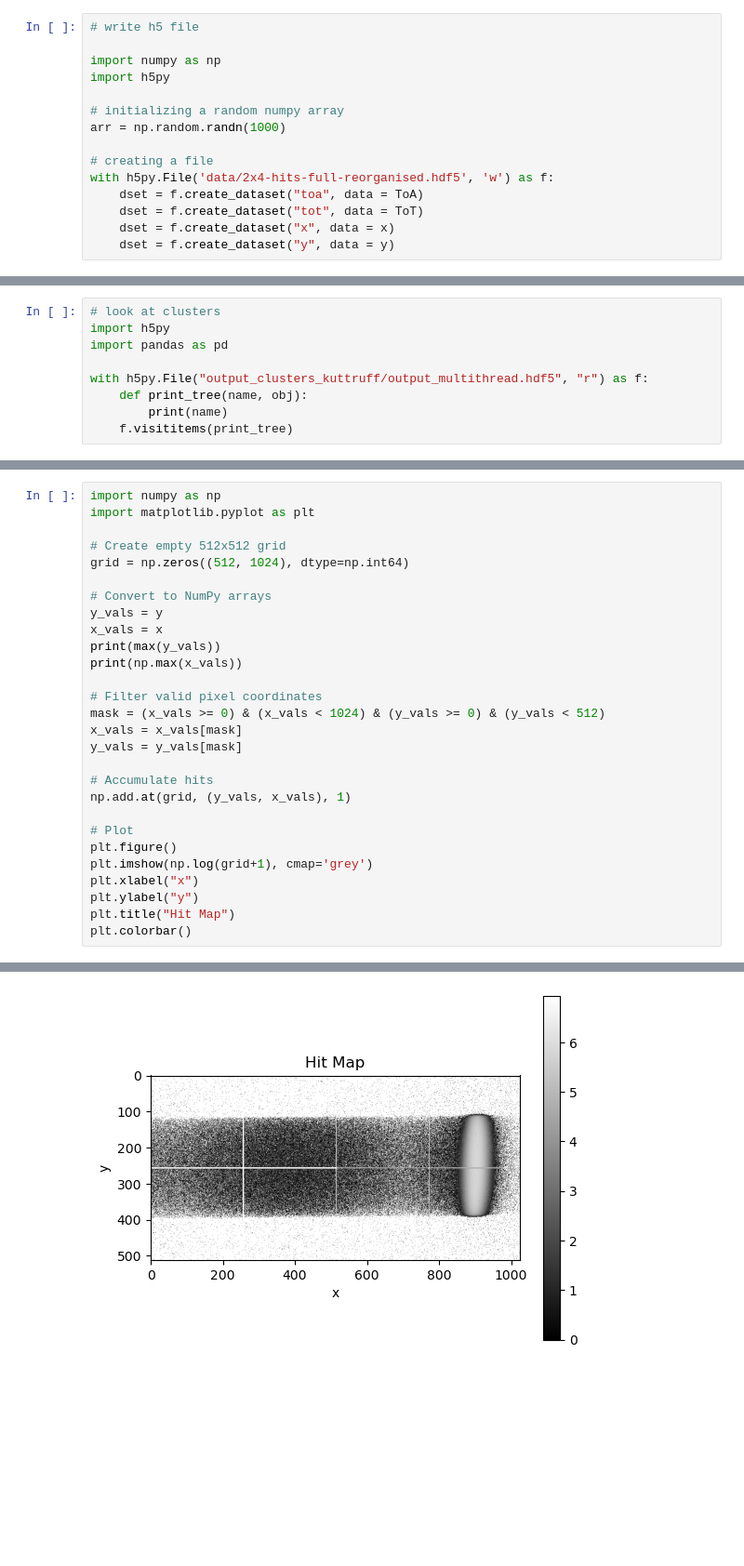
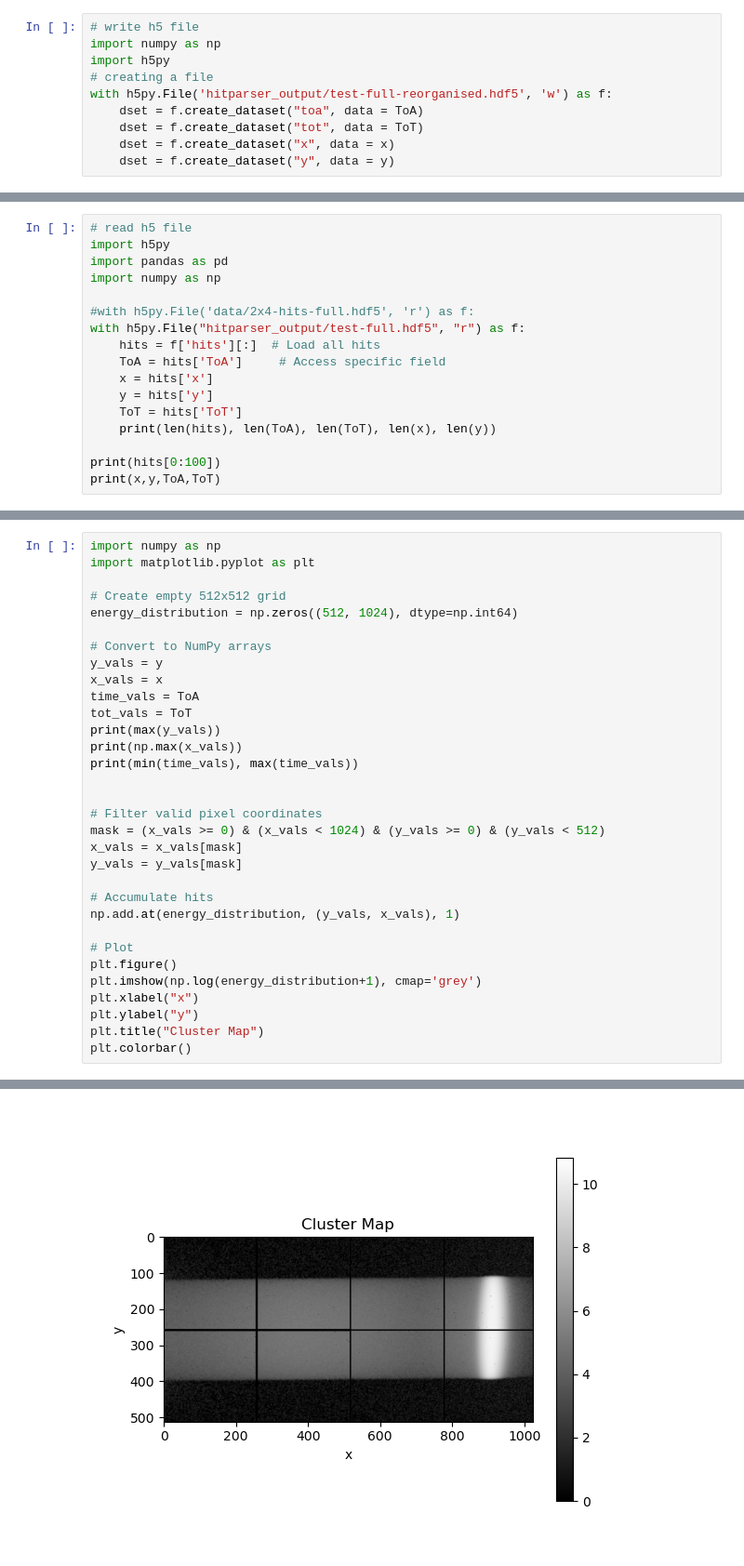
Before and after one commit to khade12345/flow-counting, a Jupyter notebook: file_inspector.ipynb, the cells around one changed output, grey strips where cells are left out. Shown at 93% size. Saved outputs shown, nothing was run; the diff lists cells and outputs as text; blank space fills up the shorter version.

```diff
--- a/file_inspector.ipynb
+++ b/file_inspector.ipynb
@@ -49,14 +58,9 @@ print(hits[0:100])
 # %%
 # write h5 file
-
 import numpy as np
 import h5py
-
-# initializing a random numpy array
-arr = np.random.randn(1000)
-
 # creating a file
-with h5py.File('data/2x4-hits-full-reorganised.hdf5', 'w') as f:
+with h5py.File('hitparser_output/test-full-reorganised.hdf5', 'w') as f:
     dset = f.create_dataset("toa", data = ToA)
     dset = f.create_dataset("tot", data = ToT)
     dset = f.create_dataset("x", data = x)
@@ -113,9 +208,0 @@ plt.show()
-# %%
-# look at clusters
-import h5py
-import pandas as pd
-
-with h5py.File("output_clusters_kuttruff/output_multithread.hdf5", "r") as f:
-    def print_tree(name, obj):
-        print(name)
-    f.visititems(print_tree)
@@ -150,3 +229,20 @@ print(x[:20],y[:20])
 [920 923 807 961 927 924 957 946 942 924 944 941 937 939 931 945 949 950
  959 946] [353 275 210 177 234 231 189 319 321 201 296 311 309 317 179 172 135 328
  311 350]
+# %%
+# read h5 file
+import h5py
+import pandas as pd
+import numpy as np
+
+#with h5py.File('data/2x4-hits-full.hdf5', 'r') as f:
+with h5py.File("hitparser_output/test-full.hdf5", "r") as f:
+    hits = f['hits'][:]  # Load all hits
+    ToA = hits['ToA']     # Access specific field
+    x = hits['x']
+    y = hits['y']
+    ToT = hits['ToT']
+    print(len(hits), len(ToA), len(ToT), len(x), len(y))
+
+print(hits[0:100])
+print(x,y,ToA,ToT)
@@ -155,13 +269,17 @@ import numpy as np
 import matplotlib.pyplot as plt
 
 # Create empty 512x512 grid
-grid = np.zeros((512, 1024), dtype=np.int64)
+energy_distribution = np.zeros((512, 1024), dtype=np.int64)
 
 # Convert to NumPy arrays
 y_vals = y
 x_vals = x
+time_vals = ToA
+tot_vals = ToT
 print(max(y_vals))
 print(np.max(x_vals))
+print(min(time_vals), max(time_vals))
+
 
 # Filter valid pixel coordinates
 mask = (x_vals >= 0) & (x_vals < 1024) & (y_vals >= 0) & (y_vals < 512)
@@ -169,13 +287,13 @@ x_vals = x_vals[mask]
 y_vals = y_vals[mask]
 
 # Accumulate hits
-np.add.at(grid, (y_vals, x_vals), 1)
+np.add.at(energy_distribution, (y_vals, x_vals), 1)
 
 # Plot
 plt.figure()
-plt.imshow(np.log(grid+1), cmap='grey')
+plt.imshow(np.log(energy_distribution+1), cmap='grey')
 plt.xlabel("x")
 plt.ylabel("y")
-plt.title("Hit Map")
+plt.title("Cluster Map")
 plt.colorbar()
 # %% [output]
@@ -184,2 +303,2 @@ plt.colorbar()
 <matplotlib.colorbar.Colorbar at 0x...>
-[figure, old version]
+[figure, new version]
```
Also changed, not shown: parts of 29 cells of this notebook, 4 other files.
